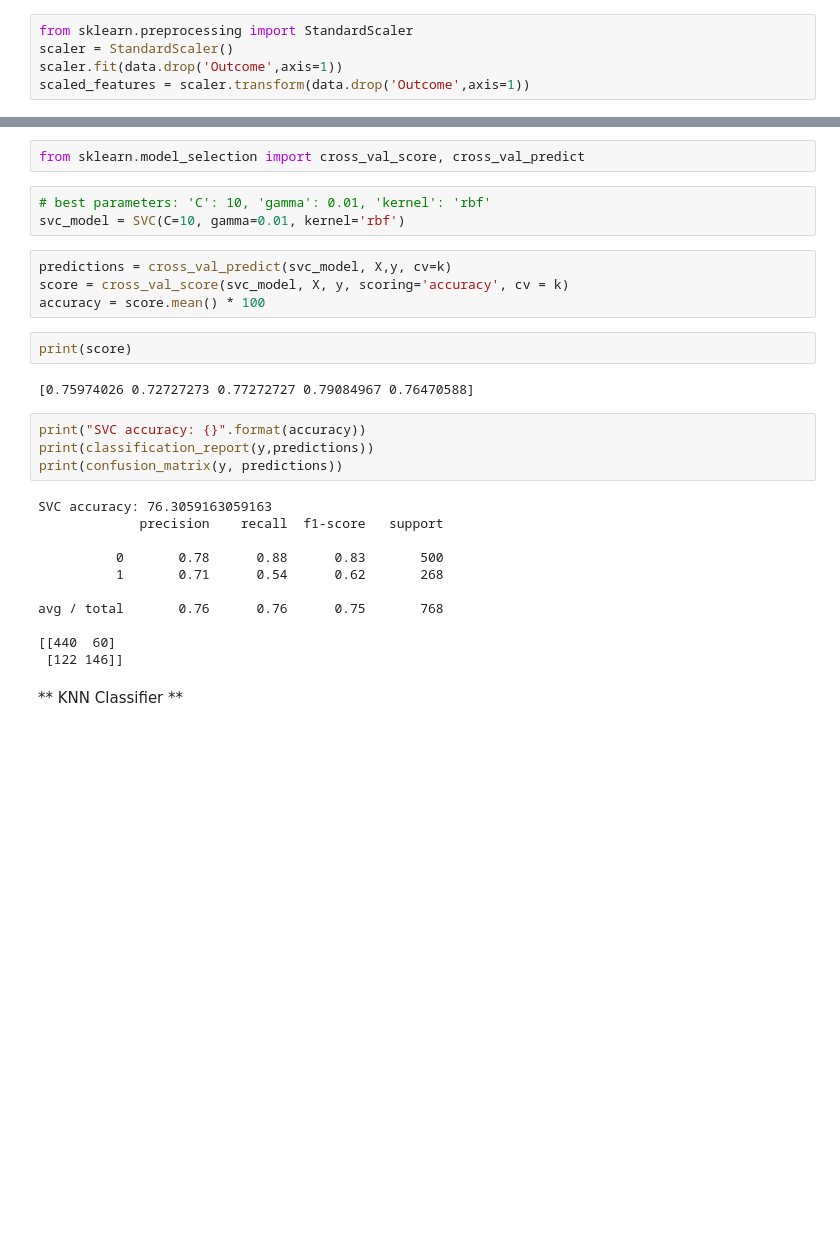
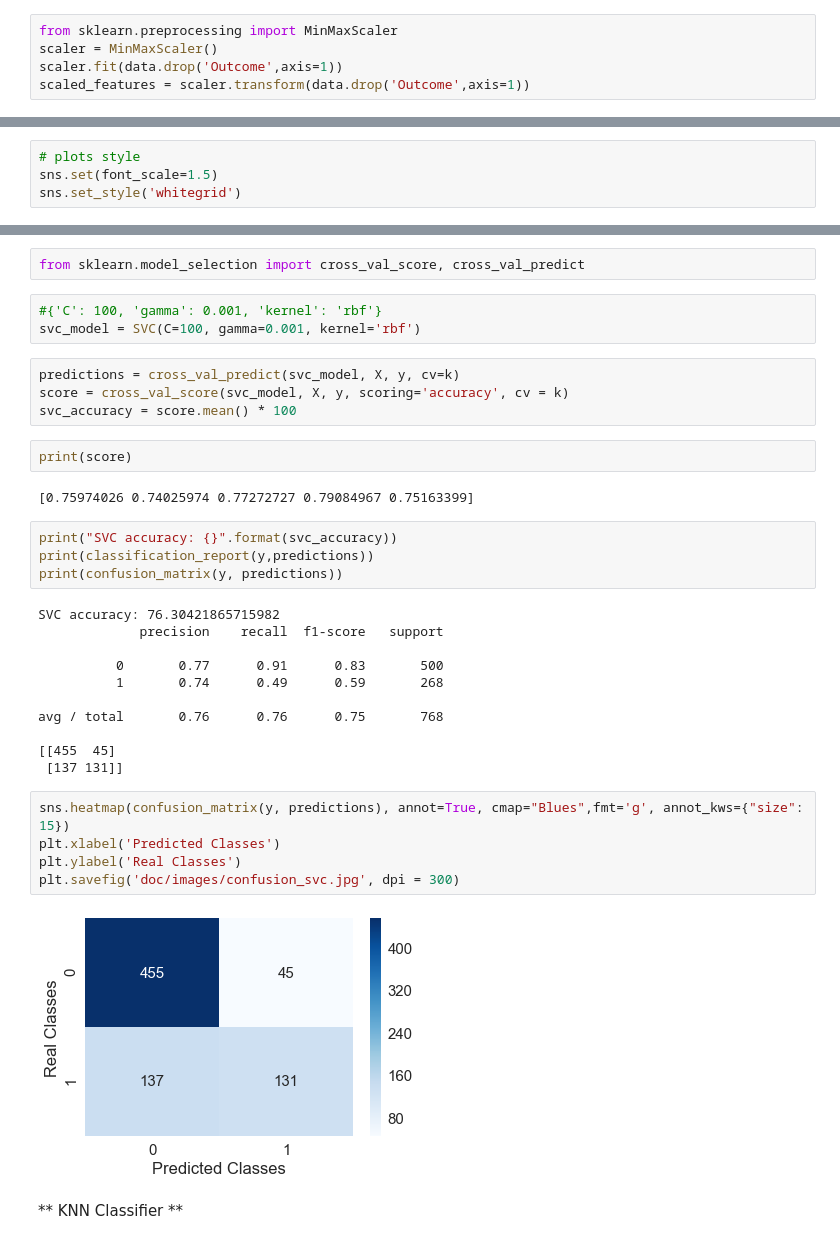
Before and after one commit to durden2/big_data_pk, a Jupyter notebook: Cross-validation.ipynb, the cells around one changed output, grey strips where cells are left out. Saved outputs shown, nothing was run; the diff lists cells and outputs as text; blank space fills up the shorter version.

Commit message:
add plots

```diff
--- a/Cross-validation.ipynb
+++ b/Cross-validation.ipynb
@@ -8,8 +8,8 @@ from sklearn.metrics import classification_report,confusion_matrix
 # %%
 data = pd.read_csv('diabetes_selected.csv')
 # %%
-from sklearn.preprocessing import StandardScaler
-scaler = StandardScaler()
+from sklearn.preprocessing import MinMaxScaler
+scaler = MinMaxScaler()
 scaler.fit(data.drop('Outcome',axis=1))
 scaled_features = scaler.transform(data.drop('Outcome',axis=1))
 # %%
@@ -17,6 +17,10 @@ X = scaled_features
 y = data['Outcome']
 # %%
 k = 5 # k in kfold cross validation
+# %%
+# plots style
+sns.set(font_scale=1.5)
+sns.set_style('whitegrid')
 # %% [markdown]
 ** SVC **
 # %%
@@ -24,31 +28,38 @@ from sklearn.svm import SVC
 # %%
 from sklearn.model_selection import cross_val_score, cross_val_predict
 # %%
-# best parameters: 'C': 10, 'gamma': 0.01, 'kernel': 'rbf'
-svc_model = SVC(C=10, gamma=0.01, kernel='rbf')
+#{'C': 100, 'gamma': 0.001, 'kernel': 'rbf'}
+svc_model = SVC(C=100, gamma=0.001, kernel='rbf')
 # %%
-predictions = cross_val_predict(svc_model, X,y, cv=k)
+predictions = cross_val_predict(svc_model, X, y, cv=k)
 score = cross_val_score(svc_model, X, y, scoring='accuracy', cv = k)
-accuracy = score.mean() * 100
+svc_accuracy = score.mean() * 100
 # %%
 print(score)
 # %% [output]
-[0.75974026 0.72727273 0.77272727 0.79084967 0.76470588]
+[0.75974026 0.74025974 0.77272727 0.79084967 0.75163399]
 # %%
-print("SVC accuracy: {}".format(accuracy))
+print("SVC accuracy: {}".format(svc_accuracy))
 print(classification_report(y,predictions))
 print(confusion_matrix(y, predictions))
 # %% [output]
-SVC accuracy: 76.3059163059163
+SVC accuracy: 76.30421865715982
              precision    recall  f1-score   support
 
-          0       0.78      0.88      0.83       500
-          1       0.71      0.54      0.62       268
+          0       0.77      0.91      0.83       500
+          1       0.74      0.49      0.59       268
 
 avg / total       0.76      0.76      0.75       768
 
-[[440  60]
- [122 146]]
+[[455  45]
+ [137 131]]
+# %%
+sns.heatmap(confusion_matrix(y, predictions), annot=True, cmap="Blues",fmt='g', annot_kws={"size": 15})
+plt.xlabel('Predicted Classes')
+plt.ylabel('Real Classes')
+plt.savefig('doc/images/confusion_svc.jpg', dpi = 300)
+# %% [output]
+[figure, added]
 # %% [markdown]
 ** KNN Classifier **
 # %%
```
Also changed, not shown: parts of 23 cells of this notebook.
